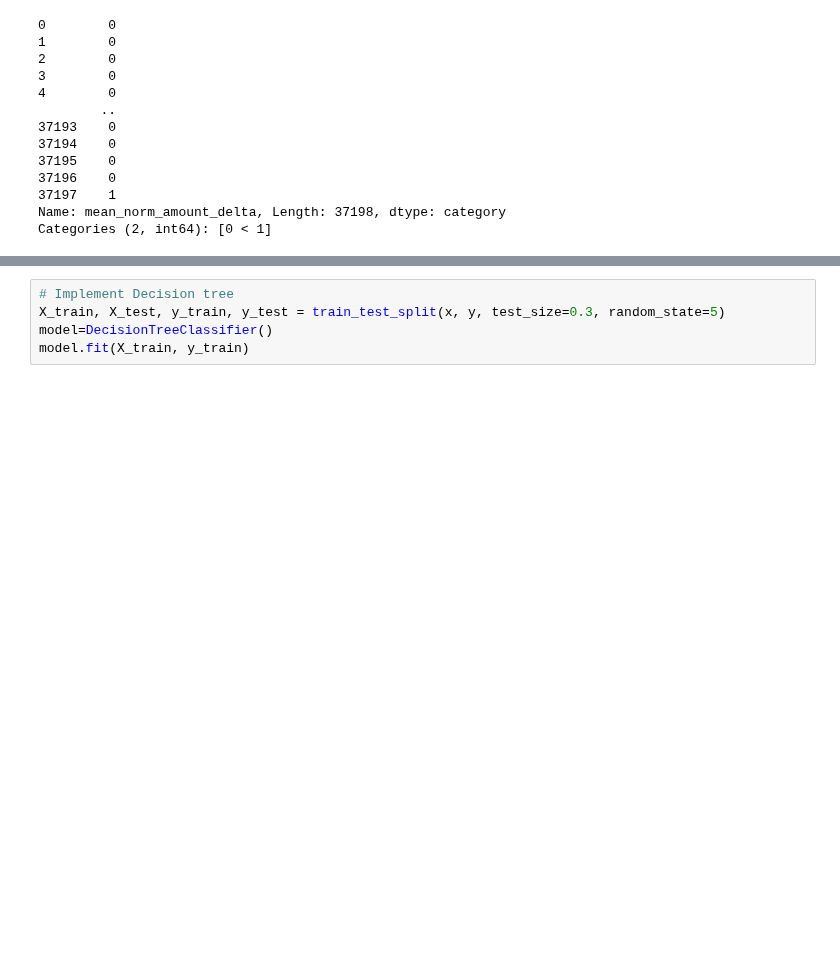
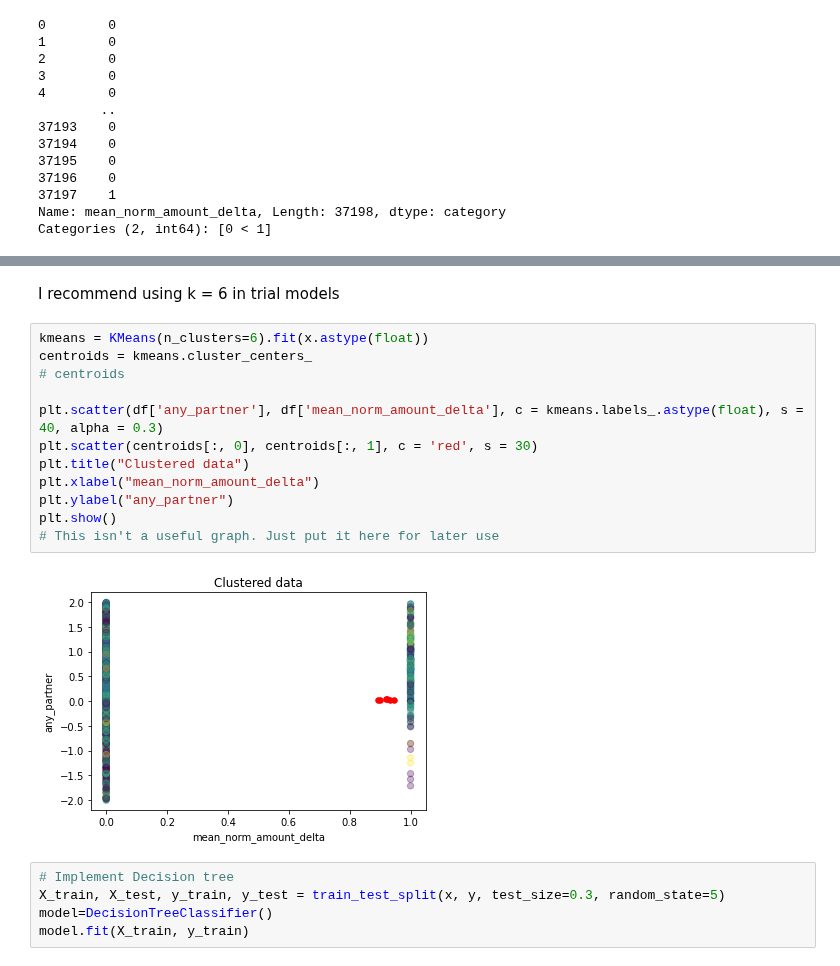
Before and after one commit to StardustLID/TEMG4952A-TEAM-5, a Jupyter notebook: Week3_Onwards/Decision tree trial .ipynb, the cells around one changed output, grey strips where cells are left out. Saved outputs shown, nothing was run; the diff lists cells and outputs as text; blank space fills up the shorter version.

```diff
--- a/Week3_Onwards/Decision tree trial .ipynb
+++ b/Week3_Onwards/Decision tree trial .ipynb
@@ -141,3 +159,19 @@ Categories (2, int64): [0 < 1]
+# %% [markdown]
+I recommend using k = 6 in trial models
+# %%
+kmeans = KMeans(n_clusters=6).fit(x.astype(float))
+centroids = kmeans.cluster_centers_
+# centroids
+
+plt.scatter(df['any_partner'], df['mean_norm_amount_delta'], c = kmeans.labels_.astype(float), s = 40, alpha = 0.3)
+plt.scatter(centroids[:, 0], centroids[:, 1], c = 'red', s = 30)
+plt.title("Clustered data")
+plt.xlabel("mean_norm_amount_delta")
+plt.ylabel("any_partner")
+plt.show()
+# This isn't a useful graph. Just put it here for later use
+# %% [output]
+[figure, added]
 # %%
 # Implement Decision tree
 X_train, X_test, y_train, y_test = train_test_split(x, y, test_size=0.3, random_state=5)
```
Also changed, not shown: parts of 3 cells of this notebook, 1 other file.
